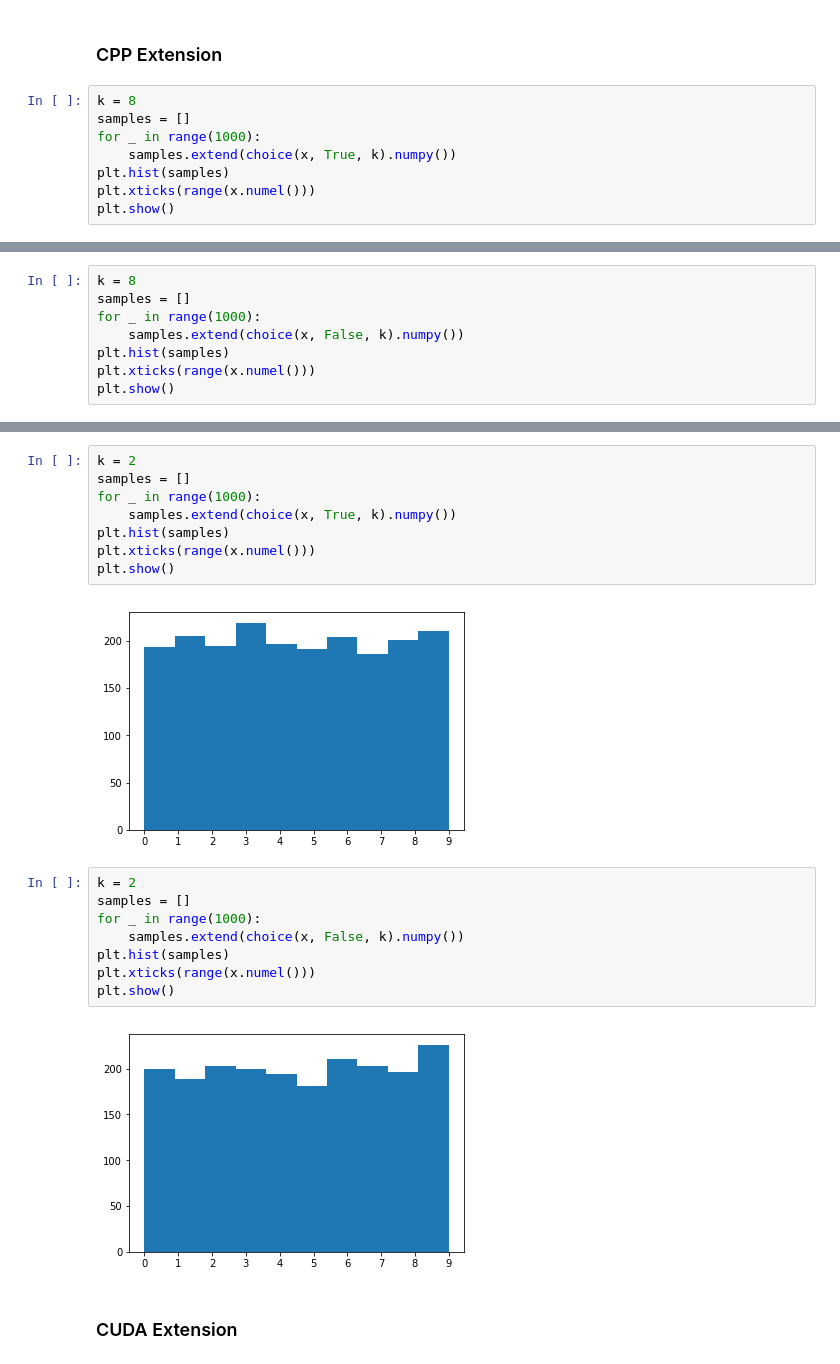
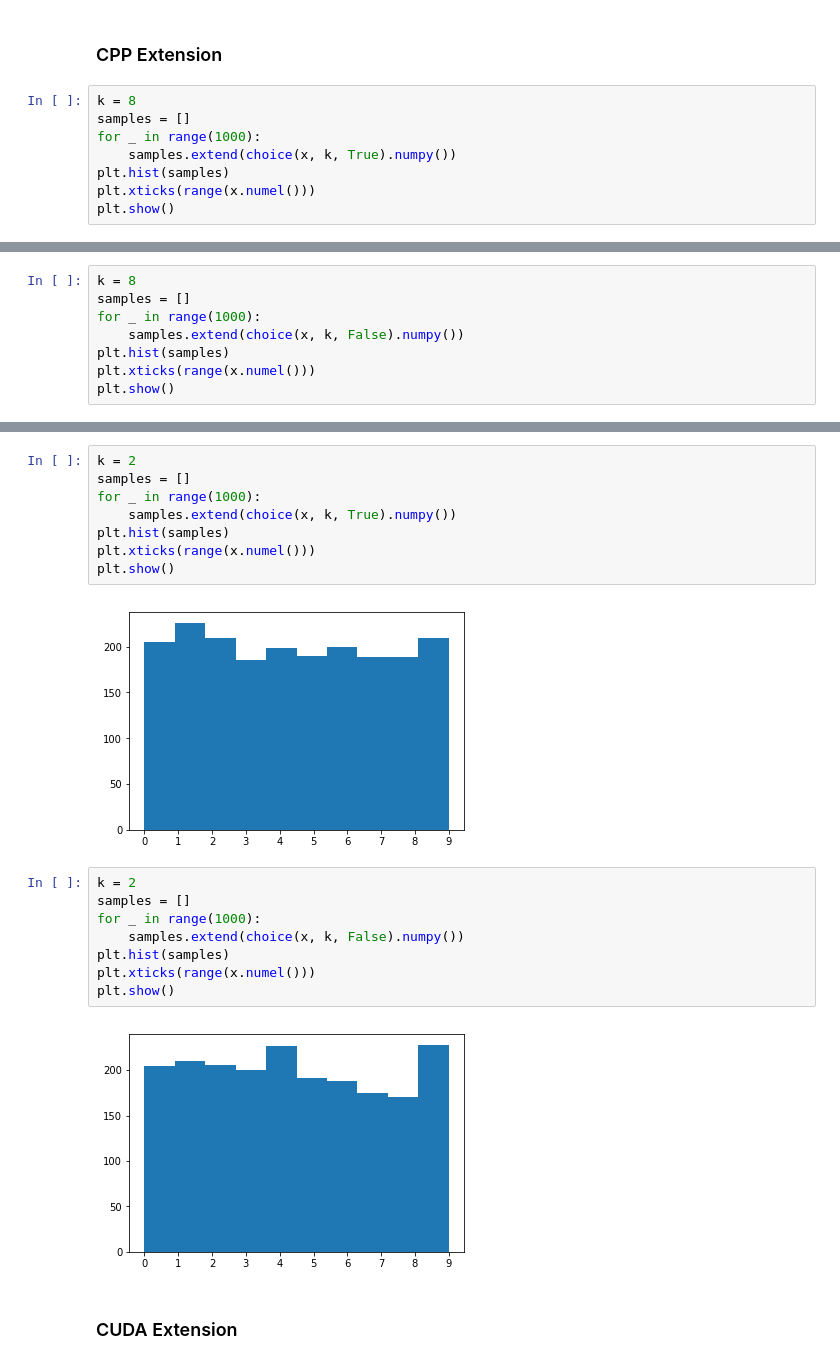
Before and after one commit to LeviViana/torch_sampling, a Jupyter notebook: Benchmark.ipynb, the cells around one changed output, grey strips where cells are left out. Saved outputs shown, nothing was run; the diff lists cells and outputs as text.

```diff
--- a/Benchmark.ipynb
+++ b/Benchmark.ipynb
@@ -176,7 +184,7 @@ x = torch.arange(10)
 k = 8
 samples = []
 for _ in range(1000):
-    samples.extend(choice(x, True, k).numpy())
+    samples.extend(choice(x, k, True).numpy())
 plt.hist(samples)
 plt.xticks(range(x.numel()))
 plt.show()
@@ -186,7 +194,7 @@ plt.show()
 k = 8
 samples = []
 for _ in range(1000):
-    samples.extend(choice(x, False, k).numpy())
+    samples.extend(choice(x, k, False).numpy())
 plt.hist(samples)
 plt.xticks(range(x.numel()))
 plt.show()
@@ -196,22 +204,22 @@ plt.show()
 k = 2
 samples = []
 for _ in range(1000):
-    samples.extend(choice(x, True, k).numpy())
+    samples.extend(choice(x, k, True).numpy())
 plt.hist(samples)
 plt.xticks(range(x.numel()))
 plt.show()
 # %% [output]
-[figure, old version]
+[figure, new version]
 # %%
 k = 2
 samples = []
 for _ in range(1000):
-    samples.extend(choice(x, False, k).numpy())
+    samples.extend(choice(x, k, False).numpy())
 plt.hist(samples)
 plt.xticks(range(x.numel()))
 plt.show()
 # %% [output]
-[figure, old version]
+[figure, new version]
 # %% [markdown]
 ### CUDA Extension
 # %%
```
Also changed, not shown: parts of 22 cells of this notebook, 3 other files.
